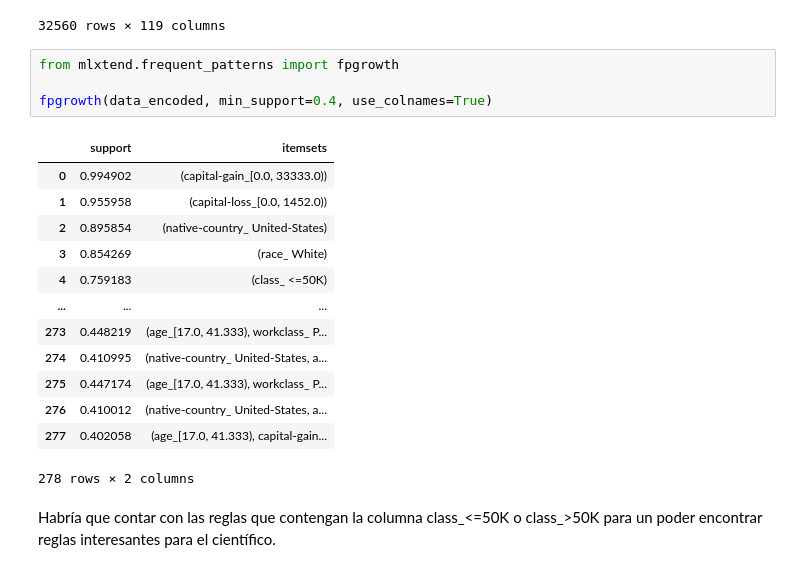
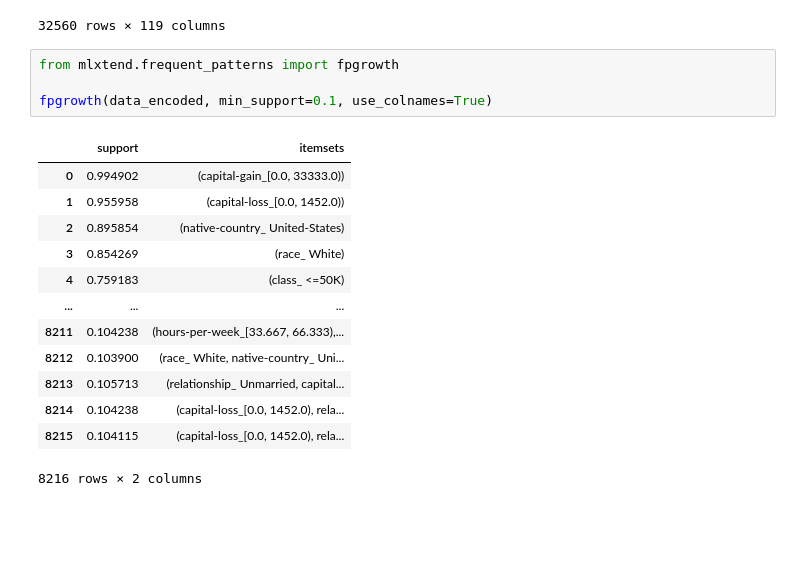
Before and after one commit to golly10/Metodos-descriptivos, a Jupyter notebook: Tema 2/Actividad1/MendezTorrero_JuanJose_Tema2_Actividad1.ipynb, the cells around one changed output. Cells and saved outputs as stored; diff of their text form; blank space fills up the shorter version.

```diff
--- a/Tema 2/Actividad1/MendezTorrero_JuanJose_Tema2_Actividad1.ipynb
+++ b/Tema 2/Actividad1/MendezTorrero_JuanJose_Tema2_Actividad1.ipynb
@@ -55,20 +55,18 @@ data_encoded
 # %%
 from mlxtend.frequent_patterns import fpgrowth
 
-fpgrowth(data_encoded, min_support=0.4, use_colnames=True)
+fpgrowth(data_encoded, min_support=0.1, use_colnames=True)
 # %% [output]
 |  | support | itemsets |
 | 0 | 0.994902 | (capital-gain_[0.0, 33333.0)) |
 | 1 | 0.955958 | (capital-loss_[0.0, 1452.0)) |
 | 2 | 0.895854 | (native-country_ United-States) |
 | 3 | 0.854269 | (race_ White) |
 | 4 | 0.759183 | (class_ <=50K) |
 | ... | ... | ... |
-| 273 | 0.448219 | (age_[17.0, 41.333), workclass_ P... |
-| 274 | 0.410995 | (native-country_ United-States, a... |
-| 275 | 0.447174 | (age_[17.0, 41.333), workclass_ P... |
-| 276 | 0.410012 | (native-country_ United-States, a... |
-| 277 | 0.402058 | (age_[17.0, 41.333), capital-gain... |
+| 8211 | 0.104238 | (hours-per-week_[33.667, 66.333),... |
+| 8212 | 0.103900 | (race_ White, native-country_ Uni... |
+| 8213 | 0.105713 | (relationship_ Unmarried, capital... |
+| 8214 | 0.104238 | (capital-loss_[0.0, 1452.0), rela... |
+| 8215 | 0.104115 | (capital-loss_[0.0, 1452.0), rela... |
-278 rows × 2 columns
+8216 rows × 2 columns
-# %% [markdown]
-Habría que contar con las reglas que contengan la columna class_<=50K o class_>50K para un poder encontrar reglas interesantes para el científico.
```
Also changed, not shown: parts of 3 cells of this notebook, 8 other files.
